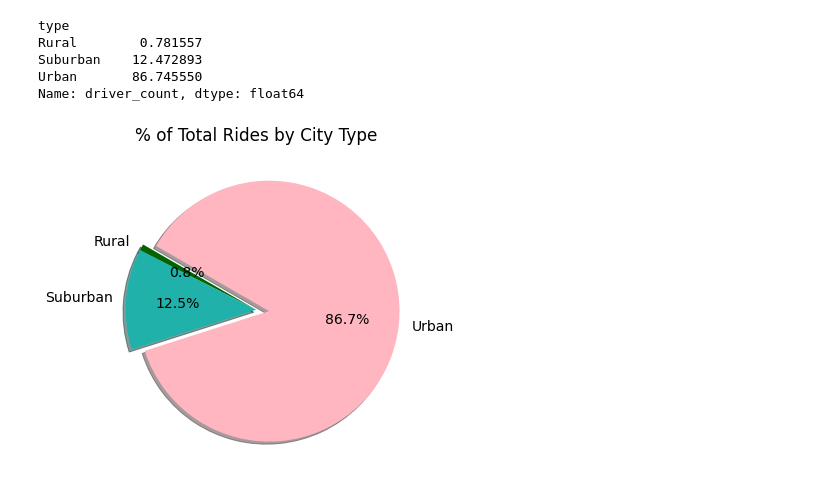
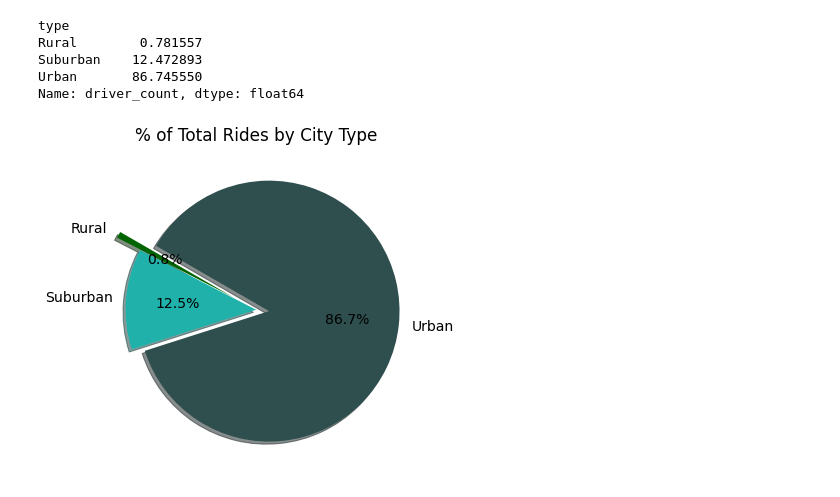
Before and after one commit to mksmkzk/PyBer_Analysis, a Jupyter notebook: PyBer.ipynb, the cells around one changed output. Cells and saved outputs as stored; diff of their text form; code cells hidden in the pictures.

```diff
--- a/PyBer.ipynb
+++ b/PyBer.ipynb
@@ -819,18 +819,18 @@ Name: driver_count, dtype: float64
 # %%
 # Build Pie Chart
 plt.subplots(figsize=(10, 6))
 plt.pie(driver_percents,
     labels=["Rural", "Suburban", "Urban"],
-    colors=["darkgreen", "lightseagreen", "lightpink"],
-    explode=[0, 0, 0.1],
+    colors=["darkgreen", "lightseagreen", "darkslategrey"],
+    explode=[.2, 0, 0.1],
     autopct='%1.1f%%',
     shadow=True, startangle=150)
 plt.title("% of Total Rides by City Type")
 # Change the default font size from 10 to 14.
 mpl.rcParams['font.size'] = 14
 # Save Figure
 plt.savefig("analysis/Fig6.png")
 # Show Figure
 plt.show()
 # %% [output]
-[figure, old version]
+[figure, new version]
```
Also changed, not shown: 2 other files.
